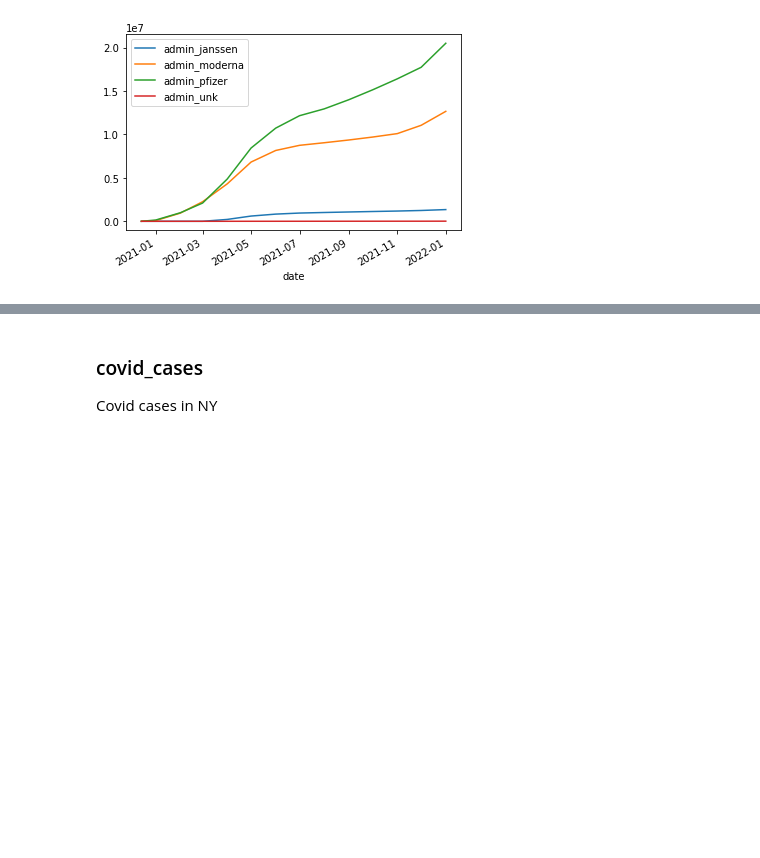
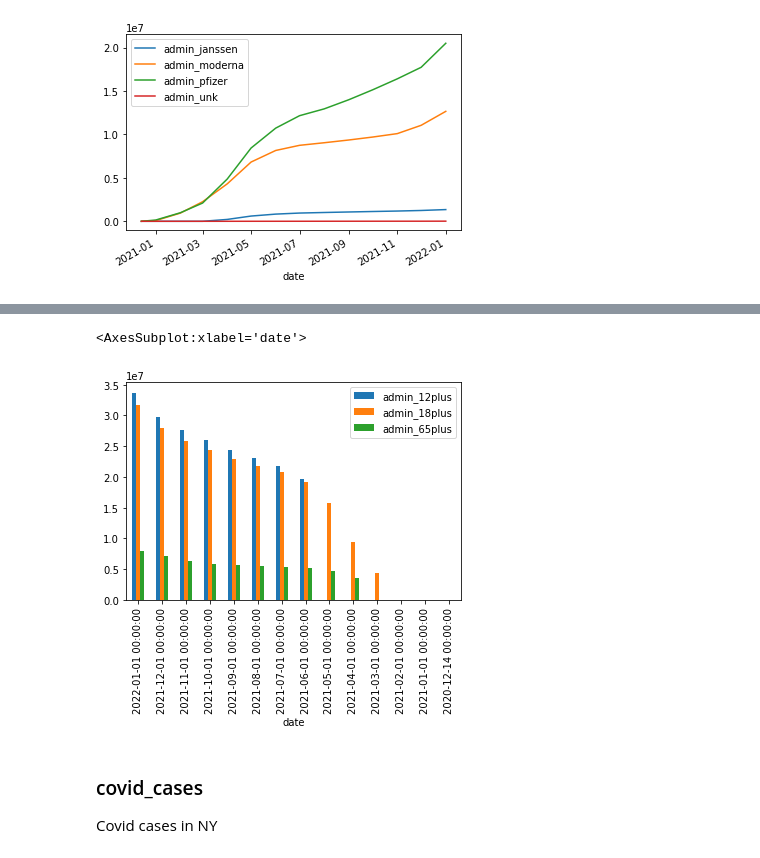
Before and after one commit to shinaolaatoro/ds4a-team55, a Jupyter notebook: team55_prelim_eda.ipynb, the cells around one changed output, grey strips where cells are left out. Cells and saved outputs as stored; diff of their text form; code cells hidden in the pictures; blank space fills up the shorter version.

```diff
--- a/team55_prelim_eda.ipynb
+++ b/team55_prelim_eda.ipynb
@@ -197,3 +221,8 @@ ny_m_plt.plot(x="date", y=["admin_janssen", "admin_moderna", "admin_pfizer", "ad
+# %%
+ny_m_plt.plot.bar(x="date", y=["admin_12plus", "admin_18plus", "admin_65plus"])
+# %% [output]
+<AxesSubplot:xlabel='date'>
+[figure, added]
 # %% [markdown]
 ### covid_cases
 Covid cases in NY
```
Also changed, not shown: parts of 6 cells of this notebook.
